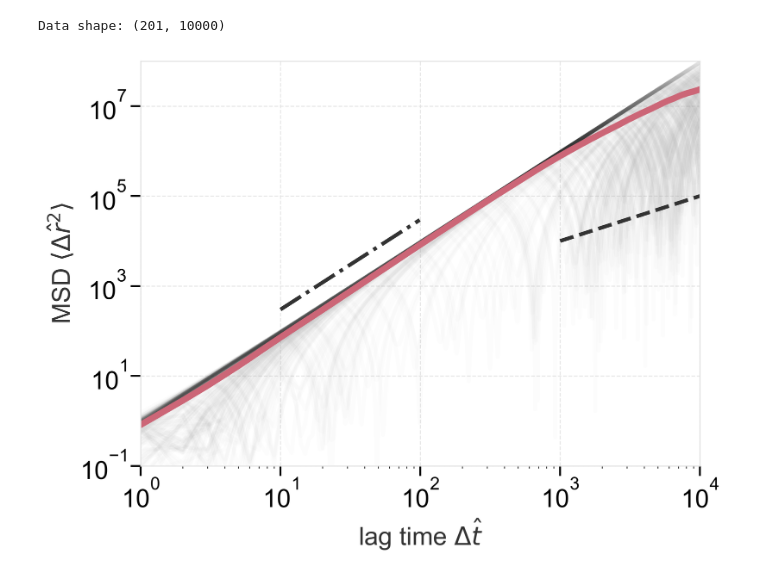
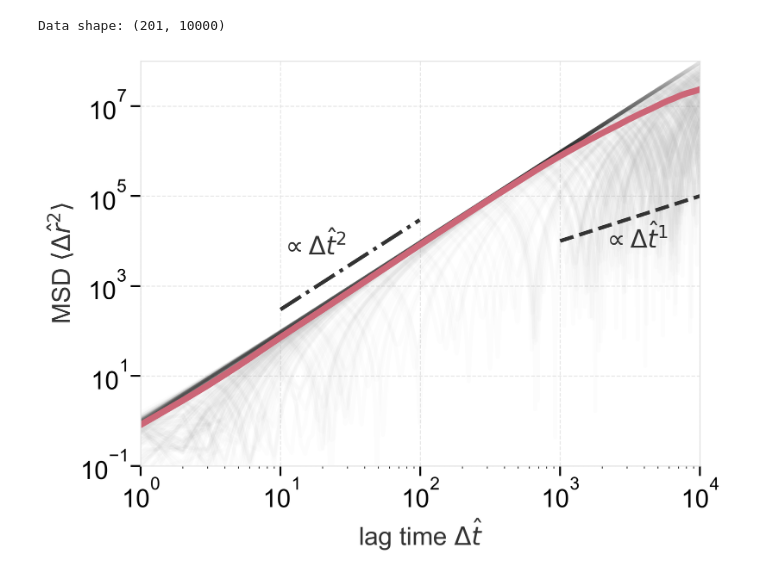
Before and after one commit to wppppupr/MTCargoSim, a Jupyter notebook: analysis/graph/MSD.ipynb, the cells around one changed output. Cells and saved outputs as stored; diff of their text form; code cells hidden in the pictures.

```diff
--- a/analysis/graph/MSD.ipynb
+++ b/analysis/graph/MSD.ipynb
@@ -18,32 +18,33 @@ fig, ax = plt.subplots()
 for i in range(data.shape[0]):
     ax.plot(t, data[i, :], alpha=0.01, color="#333333")
 
 ax.plot(t, np.mean(data, axis=0), label='Ensemble', lw=5)
 
 t1 = np.arange(1e3, 1e4)
 t2 = np.arange(1e1, 1e2)
 
 y1 = 1.0e1 * t1 ** 1.0
 y2 = 3.0e-0 * t2 ** 2.0
 
 ax.plot(t1, y1, c = '#333333', linestyle = '--')
 ax.plot(t2, y2, c = '#333333', linestyle = '-.')
 
-
+ax.text(2e3, 7e3, r'$\propto \Delta \hat{t}^{1}$', color='#333333')
+ax.text(1e1, 5e3, r'$\propto \Delta \hat{t}^{2}$', color='#333333')
 
 
 ax.set(
     xlim=(1e0, 1e4),
     ylim=(1e-1, 1e8),
     xscale='log',
     yscale='log',
     xlabel='lag time $\Delta \hat{t}$',
     ylabel='MSD $\\langle \\Delta \\hat{r}^2 \\rangle$'
     )
 
 cd=os.getcwd()
 
 fig.savefig(f"{cd}/figure/MSD.png", bbox_inches='tight')
 fig.savefig(f"{cd}/figure/MSD.pdf", bbox_inches='tight')
 # %% [output]
-[figure, old version]
+[figure, new version]
```
Also changed, not shown: 2 other files.
